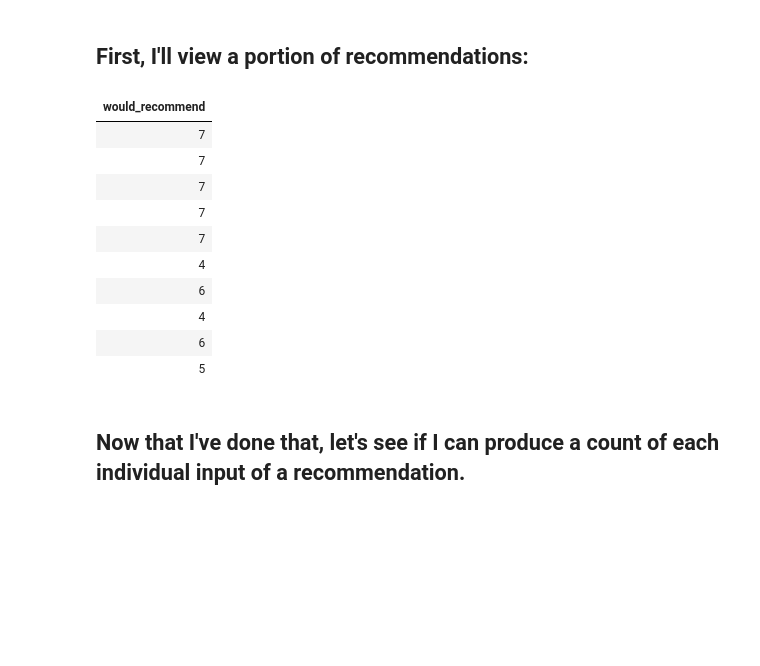
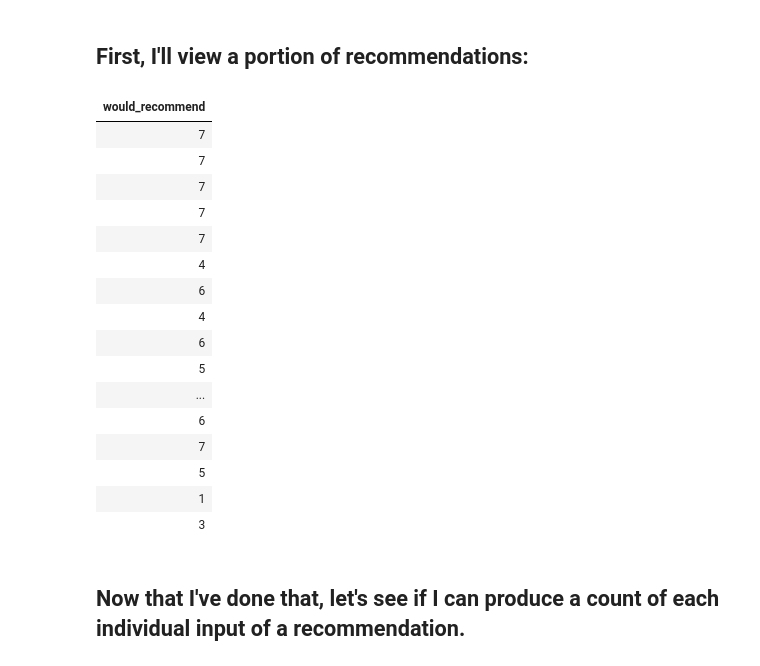
Before and after one commit to calvinsy-is-not-available/comp110-21f-workspace, a Jupyter notebook: projects/pj01/analysis.ipynb, the cells around one changed output. Cells and saved outputs as stored; diff of their text form; code cells hidden in the pictures; blank space fills up the shorter version.

```diff
--- a/projects/pj01/analysis.ipynb
+++ b/projects/pj01/analysis.ipynb
@@ -105,22 +105,28 @@ plt.show()
 # %%
 from tabulate import tabulate
 
 overdrive: dict[str, list[str]] = select(columns, ["would_recommend"])
-thunderdrive: dict[str, list[str]] = head(overdrive, 10)
+thunderdrive: dict[str, list[str]] = head(overdrive, 20)
 
 tabulate(thunderdrive, thunderdrive.keys(), "html")
 # %% [output]
 | would_recommend |
 | 7 |
 | 7 |
 | 7 |
 | 7 |
 | 7 |
 | 4 |
 | 6 |
 | 4 |
 | 6 |
 | 5 |
+| ... |
+| 6 |
+| 7 |
+| 5 |
+| 1 |
+| 3 |
 # %% [markdown]
 ## Now that I've done that, let's see if I can produce a count of each individual input of a recommendation.
 # %%
```
Also changed, not shown: parts of 15 cells of this notebook, 4 other files.
